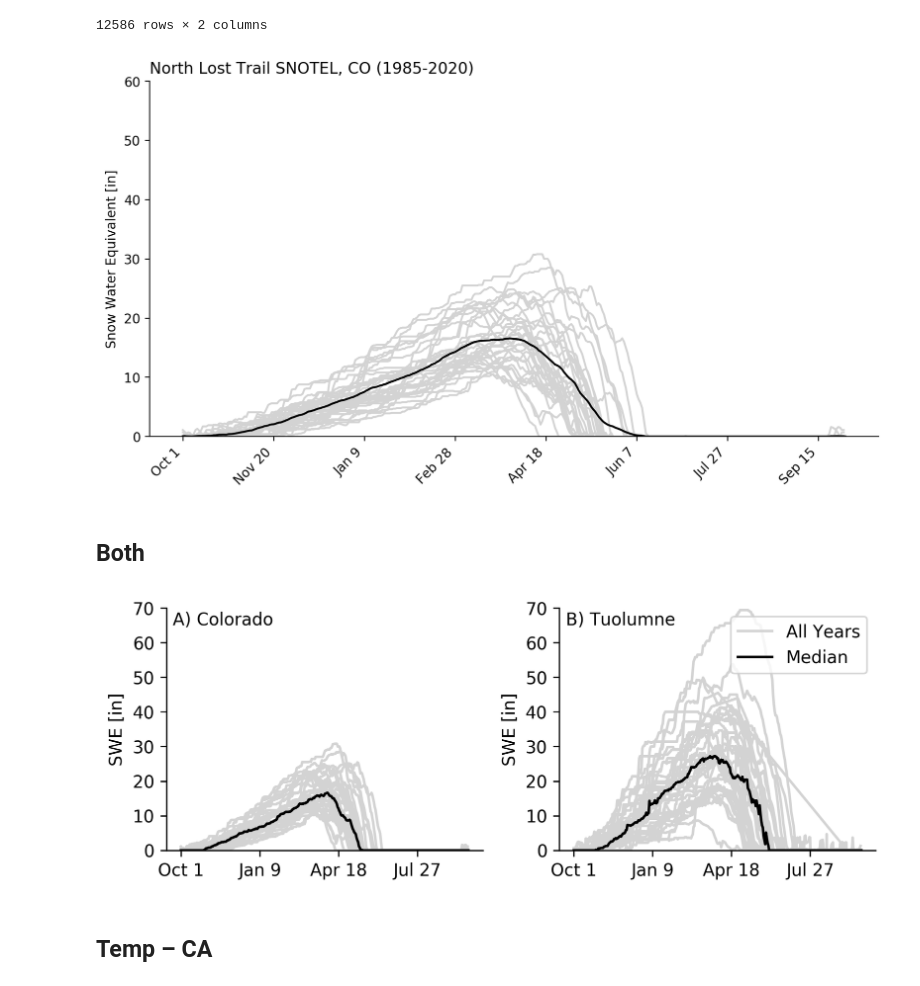
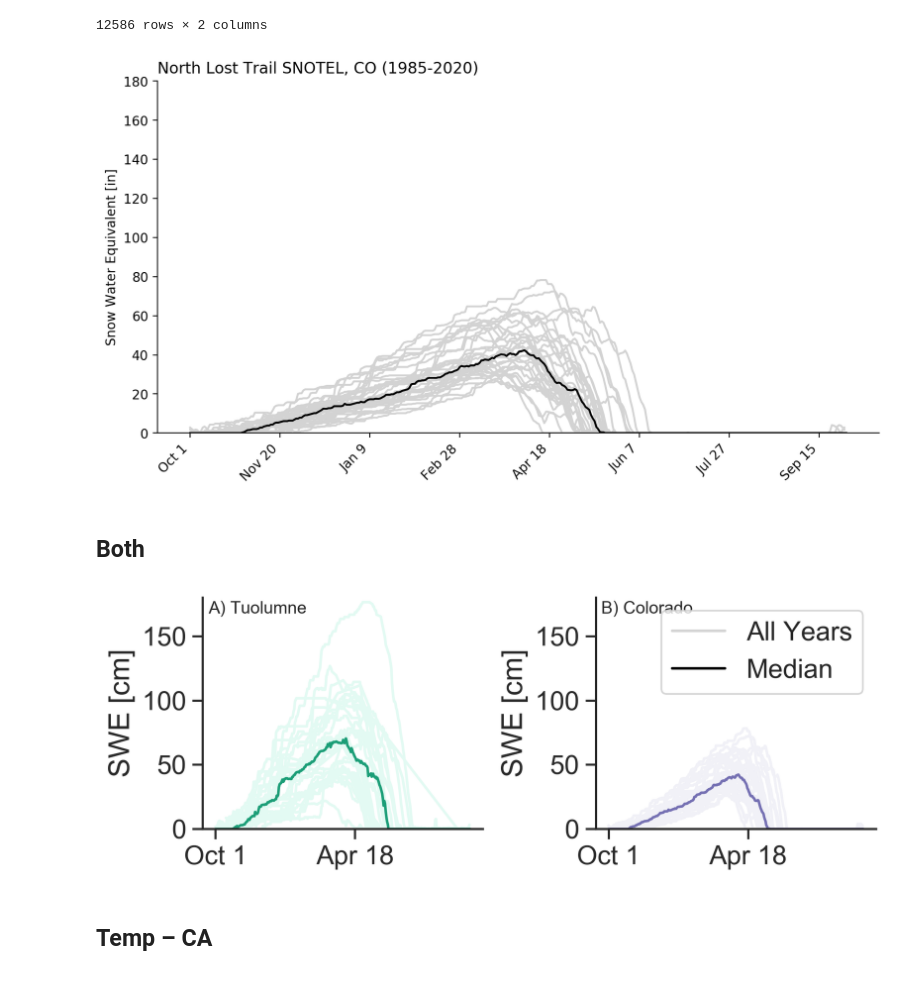
Before and after one commit to acannistra/planet-snowcover, a Jupyter notebook: experiments/ASO_Tuolumne/figures/climate/climate-figure.ipynb, the cells around one changed output. Saved outputs shown, nothing was run; the diff lists cells and outputs as text; code cells hidden in the pictures.

```diff
--- a/experiments/ASO_Tuolumne/figures/climate/climate-figure.ipynb
+++ b/experiments/ASO_Tuolumne/figures/climate/climate-figure.ipynb
@@ -68,7 +134,7 @@ dana_snotel['DATE TIME'].min().year
 # %%
 wyd = dana_snotel.groupby("WY").apply(lambda g: g.reset_index())
 # %%
-dana_snotel['wyd'] = dana_snotel.apply(lambda x: x['DATE TIME'] - pd.datetime(x.WY - 1, 10, 1), axis=1)
+dana_snotel['wyd'] = dana_snotel.apply(lambda x: x['Date'] - pd.datetime(x.WY - 1, 10, 1), axis=1)
 # %%
 def wyd_to_doy(wyd):
     if(wyd > 366): return np.nan
@@ -122,6 +193,9 @@ co_snotel
 | 12584 | 2020-03-02 | 15.1 |
 | 12585 | 2020-03-03 | 15.5 |
 12586 rows × 2 columns
+# %%
+# convert to cm
+co_snotel.WTEQ = co_snotel.WTEQ * 2.54
 # %%
 co_snotel['WY'] = co_snotel.Date.apply(assign_wy)
 # %%
@@ -130,66 +204,68 @@ co_snotel['wyd'] = co_snotel.apply(lambda x: x['Date'] - pd.datetime(x.WY - 1, 1
 fig, ax = plt.subplots(figsize=(10, 5), dpi=200)
 snotel = co_snotel
 for group in snotel.groupby("WY"):
-    ax.plot(group[1].groupby("wyd").mean().index.days, group[1].groupby("wyd").mean().WTEQ.values, color='lightgray')
+    ax.plot(group[1].groupby("wyd").mean().index.days, group[1].groupby("wyd").median().WTEQ.values, color='lightgray')
 
-ax.plot(snotel.groupby("wyd").mean().index.days, snotel.groupby("wyd").mean().WTEQ.values, color='black')
+ax.plot(snotel.groupby("wyd").mean().index.days, snotel.groupby("wyd").median().WTEQ.values, color='black')
 locs, labels = plt.xticks()
 ax.xaxis.set_major_formatter(plt.FuncFormatter(format_doy))
 plt.setp(ax.get_xticklabels(), ha="right", rotation=45)
-ax.set_ylim([0, 60])
+ax.set_ylim([0, 180])
 ax.set_ylabel("Snow Water Equivalent [in]")
 ax.set_title("North Lost Trail SNOTEL, CO (1985-2020)", loc='left')
 sns.despine()
 # %% [output]
-[figure, old version]
+[figure, new version]
 # %%
-def plot_snow(data, snowcol, title, ax, sharey=False):
+def plot_snow(data, snowcol, title, ax, color = 'black', sharey=False, lighten=0.3):
     for group in data.groupby("WY"):
-        ax.plot(group[1].groupby("wyd").mean().index.days, group[1].groupby("wyd").median()[snowcol].values, color='lightgray')
+        ax.plot(group[1].groupby("wyd").mean().index.days, group[1].groupby("wyd").median()[snowcol].values, color=lighten_color(color, amount=lighten))
 
-    ax.plot(data.groupby("wyd").mean().index.days, data.groupby("wyd").median()[snowcol].values, color='black')
+    ax.plot(data.groupby("wyd").mean().index.days, data.groupby("wyd").median()[snowcol].values, color=color)
 
     locs, labels = plt.xticks()
     ax.xaxis.set_major_formatter(plt.FuncFormatter(format_doy))
 #     plt.setp(ax.get_xticklabels(), ha="right", rotation=0)
-    ax.set_ylim([0, 70])
+    ax.set_ylim([0, 180])
     if not sharey:
-        ax.set_ylabel("SWE [in]")
+        ax.set_ylabel("SWE [cm]")
     ax.set_title(title, loc='left')
     sns.despine()
 # %% [markdown]
 ## Both
 # %%
 fig, axes = plt.subplots(1, 2, figsize=(6.5,2.5), dpi=300)
+
+
+dana_minyear = dana_snotel["Date"].min().year
+dana_maxyear = dana_snotel["Date"].max().year
+# title  =f"Dana Meadows Snow Pillow, CA ({dana_minyear}-{dana_maxyear})"
+title=""
+plot_snow(dana_snotel, "DanaSWE", title, axes[0], color=CA_color)
 
 co_minyear = co_snotel.Date.min().year
 co_maxyear = co_snotel.Date.max().year
 # title = f"North Lost Trail SNOTEL, CO ({co_minyear}-{co_maxyear})"
 title = ""
-plot_snow(co_snotel, 'WTEQ', title, axes[0])
+plot_snow(co_snotel, 'WTEQ', title, axes[1], color=CO_color)
 
-dana_minyear = dana_snotel["DATE TIME"].min().year
-dana_maxyear = dana_snotel["DATE TIME"].max().year
-# title  =f"Dana Meadows Snow Pillow, CA ({dana_minyear}-{dana_maxyear})"
-title=""
-plot_snow(dana_snotel, "VALUE", title, axes[1])
 
 plt.tight_layout()
 
 axes[1].legend(handles=[
     lines.Line2D([], [], color='lightgray', label="All Years"),
     lines.Line2D([], [], color='black', label="Median")
 ], loc='upper right')
 
-axes[0].text(0.02, .93, 'A) Colorado', transform=axes[0].transAxes)
-axes[1].text(0.02, .93, 'B) Tuolumne', transform=axes[1].transAxes)
+axes[0].text(0.02, .93, 'A) Tuolumne', transform=axes[0].transAxes)
+axes[1].text(0.02, .93, 'B) Colorado', transform=axes[1].transAxes)
 # axes[0].text(0.75, .93, f'{co_minyear}-{co_maxyear}', fontsize=8, color='lightgray', transform=axes[0].transAxes)
 # axes[1].text(0.75, .93, f'{dana_minyear}-{dana_maxyear}', fontsize=8, color='lightgray', transform=axes[1].transAxes)
 
 
 plt.savefig("swe-test.pdf", dpi=300)
 plt.savefig("swe-test.png", dpi=300)
 # %% [output]
-[figure, old version]
+[figure, new version]
 # %% [markdown]
 ## Temp – CA
```
Also changed, not shown: parts of 72 cells of this notebook, 13 other files.
